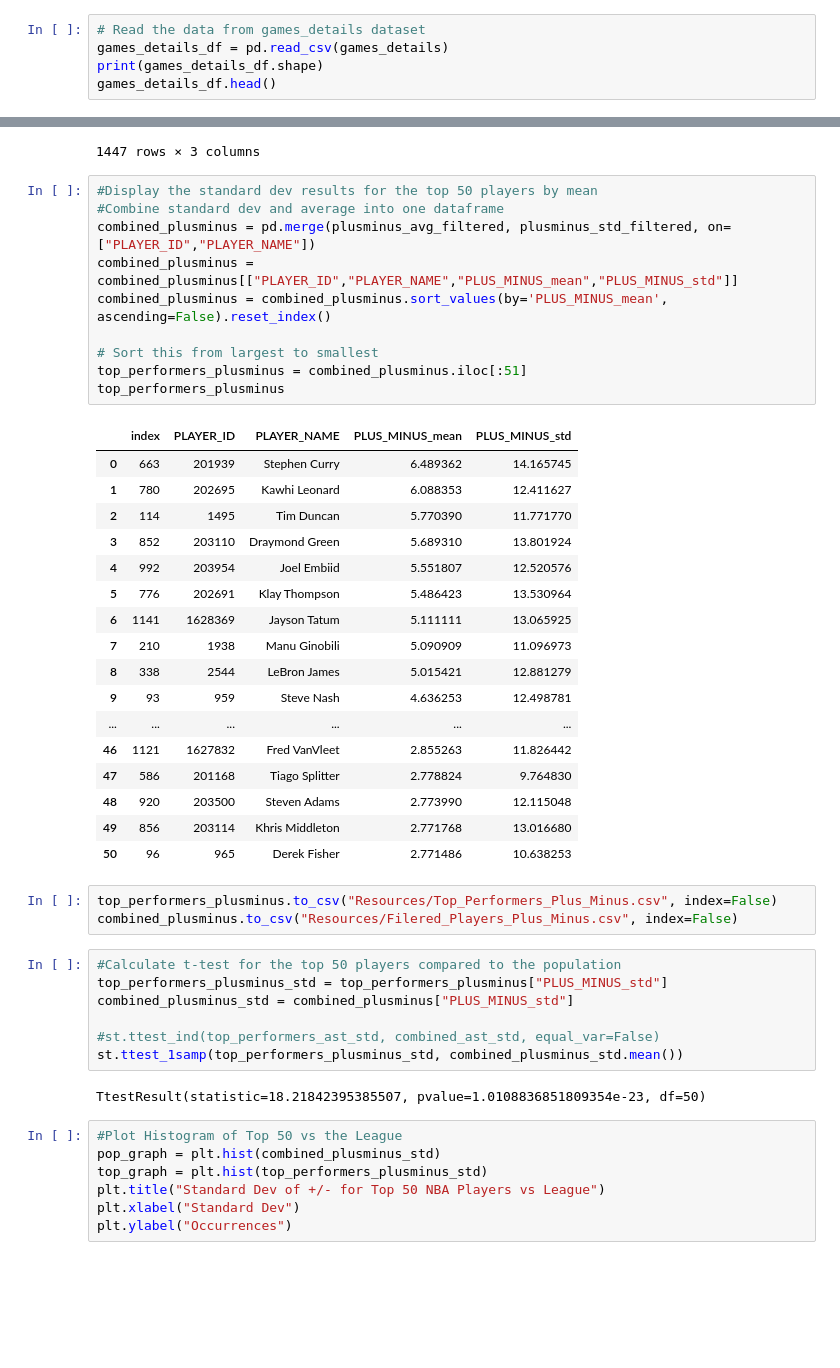
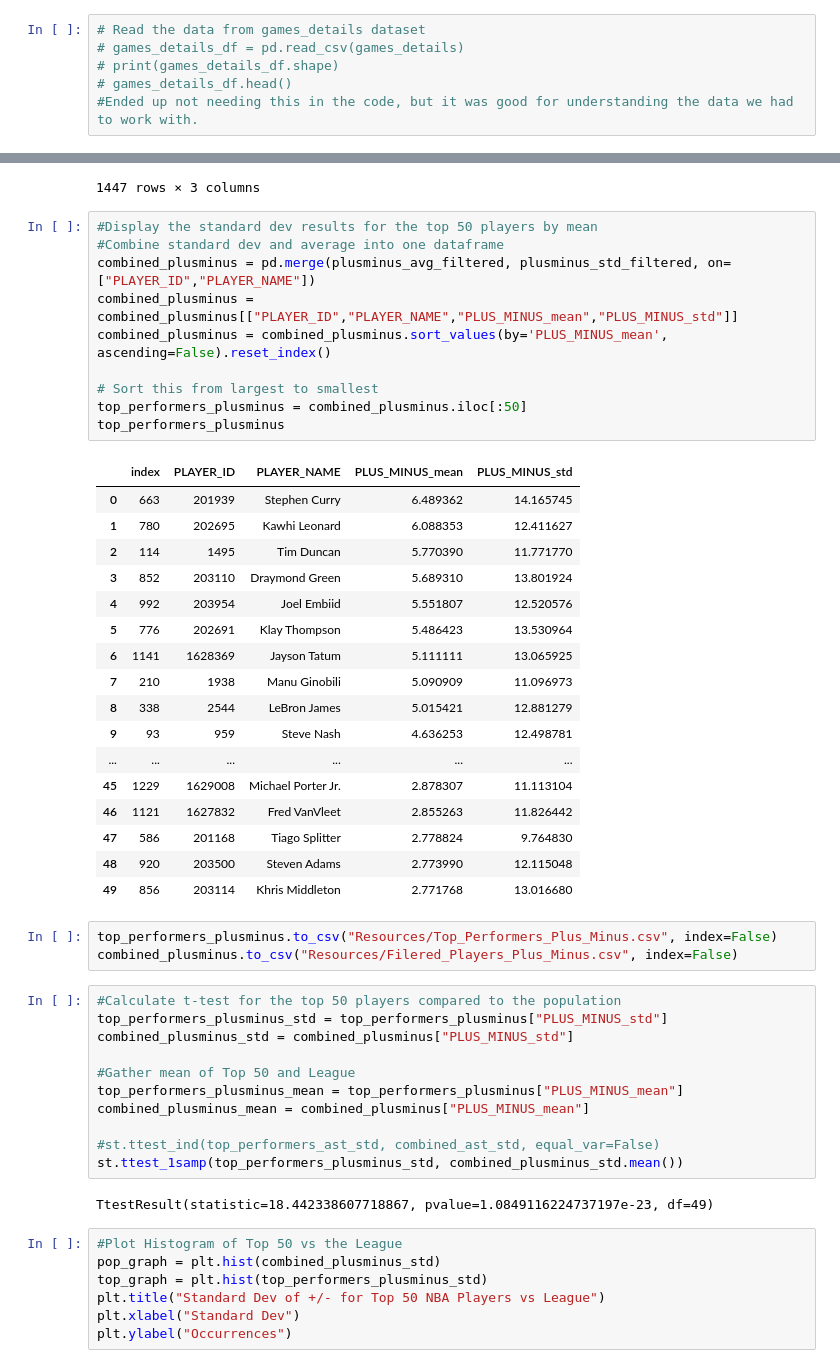
Before and after one commit to TZDSGeek/Project_1, a Jupyter notebook: NBA Analysis - Assists and Plus Minus.ipynb, the cells around one changed output, grey strips where cells are left out. Drawn from its saved outputs; the diff is of its cells as text; blank space fills up the shorter version.

```diff
--- a/NBA Analysis - Assists and Plus Minus.ipynb
+++ b/NBA Analysis - Assists and Plus Minus.ipynb
@@ -133,9 +138,10 @@ games_df[games_df.isna().any(axis=1)]
 99 rows × 21 columns
 # %%
 # Read the data from games_details dataset
-games_details_df = pd.read_csv(games_details)
-print(games_details_df.shape)
-games_details_df.head()
+# games_details_df = pd.read_csv(games_details)
+# print(games_details_df.shape)
+# games_details_df.head()
+#Ended up not needing this in the code, but it was good for understanding the data we had to work with.
 # %% [output]
 (668628, 29)
 |  | GAME_ID | TEAM_ID | TEAM_ABBREVIATION | TEAM_CITY | PLAYER_ID | PLAYER_NAME | NICKNAME | START_POSITION | ... |
@@ -595,31 +648,31 @@ plusminus_std_filtered
 # %%
 #Display the standard dev results for the top 50 players by mean
 #Combine standard dev and average into one dataframe
 combined_plusminus = pd.merge(plusminus_avg_filtered, plusminus_std_filtered, on=["PLAYER_ID","PLAYER_NAME"])
 combined_plusminus = combined_plusminus[["PLAYER_ID","PLAYER_NAME","PLUS_MINUS_mean","PLUS_MINUS_std"]]
 combined_plusminus = combined_plusminus.sort_values(by='PLUS_MINUS_mean', ascending=False).reset_index()
 
 # Sort this from largest to smallest
-top_performers_plusminus = combined_plusminus.iloc[:51]
+top_performers_plusminus = combined_plusminus.iloc[:50]
 top_performers_plusminus
 # %% [output]
 |  | index | PLAYER_ID | PLAYER_NAME | PLUS_MINUS_mean | PLUS_MINUS_std |
 | 0 | 663 | 201939 | Stephen Curry | 6.489362 | 14.165745 |
 | 1 | 780 | 202695 | Kawhi Leonard | 6.088353 | 12.411627 |
 | 2 | 114 | 1495 | Tim Duncan | 5.770390 | 11.771770 |
 | 3 | 852 | 203110 | Draymond Green | 5.689310 | 13.801924 |
 | 4 | 992 | 203954 | Joel Embiid | 5.551807 | 12.520576 |
 | 5 | 776 | 202691 | Klay Thompson | 5.486423 | 13.530964 |
 | 6 | 1141 | 1628369 | Jayson Tatum | 5.111111 | 13.065925 |
 | 7 | 210 | 1938 | Manu Ginobili | 5.090909 | 11.096973 |
 | 8 | 338 | 2544 | LeBron James | 5.015421 | 12.881279 |
 | 9 | 93 | 959 | Steve Nash | 4.636253 | 12.498781 |
 | ... | ... | ... | ... | ... | ... |
+| 45 | 1229 | 1629008 | Michael Porter Jr. | 2.878307 | 11.113104 |
 | 46 | 1121 | 1627832 | Fred VanVleet | 2.855263 | 11.826442 |
 | 47 | 586 | 201168 | Tiago Splitter | 2.778824 | 9.764830 |
 | 48 | 920 | 203500 | Steven Adams | 2.773990 | 12.115048 |
 | 49 | 856 | 203114 | Khris Middleton | 2.771768 | 13.016680 |
-| 50 | 96 | 965 | Derek Fisher | 2.771486 | 10.638253 |
 # %%
 top_performers_plusminus.to_csv("Resources/Top_Performers_Plus_Minus.csv", index=False)
 combined_plusminus.to_csv("Resources/Filered_Players_Plus_Minus.csv", index=False)
@@ -628,10 +681,14 @@ combined_plusminus.to_csv("Resources/Filered_Players_Plus_Minus.csv", index=Fals
 top_performers_plusminus_std = top_performers_plusminus["PLUS_MINUS_std"]
 combined_plusminus_std = combined_plusminus["PLUS_MINUS_std"]
 
+#Gather mean of Top 50 and League
+top_performers_plusminus_mean = top_performers_plusminus["PLUS_MINUS_mean"]
+combined_plusminus_mean = combined_plusminus["PLUS_MINUS_mean"]
+
 #st.ttest_ind(top_performers_ast_std, combined_ast_std, equal_var=False)
 st.ttest_1samp(top_performers_plusminus_std, combined_plusminus_std.mean())
 # %% [output]
-TtestResult(statistic=18.21842395385507, pvalue=1.0108836851809354e-23, df=50)
+TtestResult(statistic=18.442338607718867, pvalue=1.0849116224737197e-23, df=49)
 # %%
 #Plot Histogram of Top 50 vs the League
 pop_graph = plt.hist(combined_plusminus_std)
```
Also changed, not shown: parts of 26 cells of this notebook, 6 other files.
